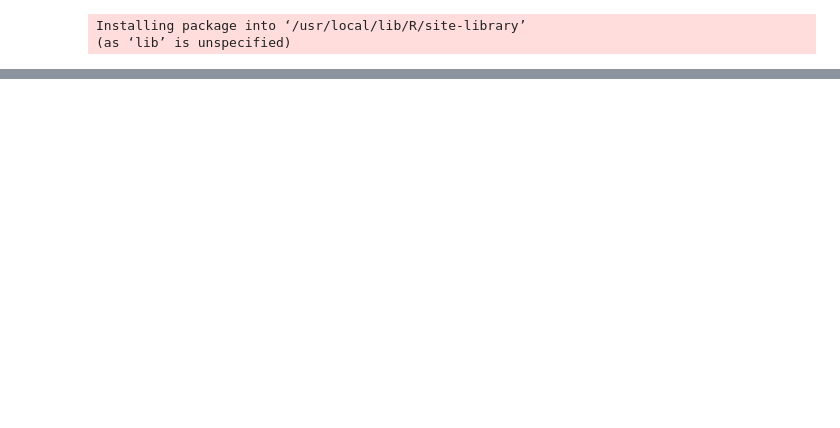
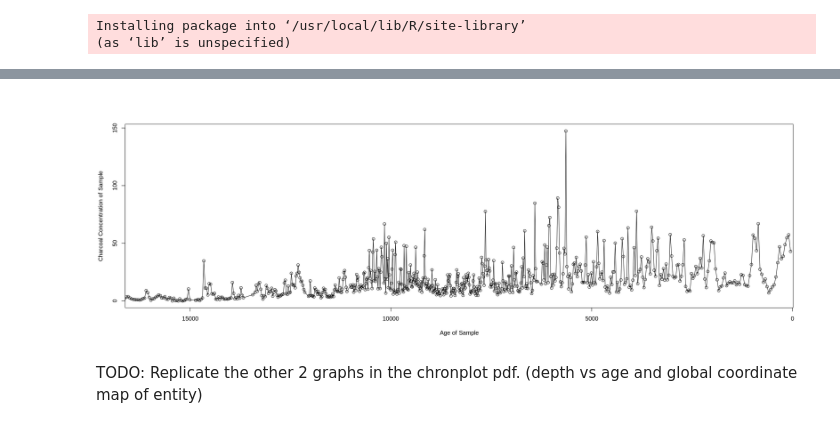
Before and after one commit to jmarlon/paleofiredb, a Jupyter notebook: fire_curvegen_test.ipynb, the cells around one changed output, grey strips where cells are left out. Drawn from its saved outputs; the diff is of its cells as text; code cells hidden in the pictures; blank space fills up the shorter version.

Commit message:
Replicated sample vs charcoal concentration plot in google colab

```diff
--- a/fire_curvegen_test.ipynb
+++ b/fire_curvegen_test.ipynb
@@ -43,0 +23,23 @@ A tibble: 10 × 7
+# %%
+# Create chronplot for the first sample in the first entity as a test
+# A chronplot is a plot of [sample ages] v [sample charcoal measurements] for an entity
+
+# get charcoal measurements and ages every sample in entity 1
+# Store it in a dataframe to plot later
+query <- "SELECT charcoal_measurement, original_est_age FROM chronology INNER JOIN sample ON sample.ID_SAMPLE = chronology.ID_SAMPLE WHERE ID_ENTITY = 1"
+entity1_chronplot_points <- dbGetQuery(con, query)
+
+# Reorder/sort the dataframe so that the points in the plot are linked in order
+sorted_indices <- order(entity1_chronplot_points$original_est_age)
+entity1_chronplot_points <- entity1_chronplot_points[sorted_indices, ]
+# %%
+# Display chronplot
+
+options(repr.plot.width = 20)  # Adjusting width of the plot in colab so we can see more detail
+
+plot(entity1_chronplot_points$original_est_age, entity1_chronplot_points$charcoal_measurement,
+        xlim = c(16000, 600), type = 'o', xlab = "Age of Sample", ylab = "Charcoal Concentration of Sample")
+# %% [output]
+[figure, added]
+# %% [markdown]
+TODO: Replicate the other 2 graphs in the chronplot pdf. (depth vs age and global coordinate map of entity)
```
Also changed, not shown: parts of 5 cells of this notebook.
